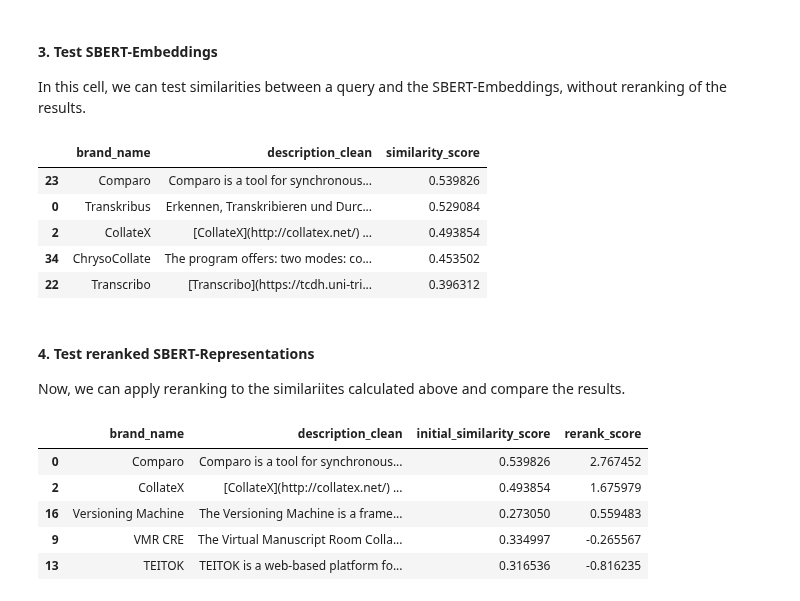
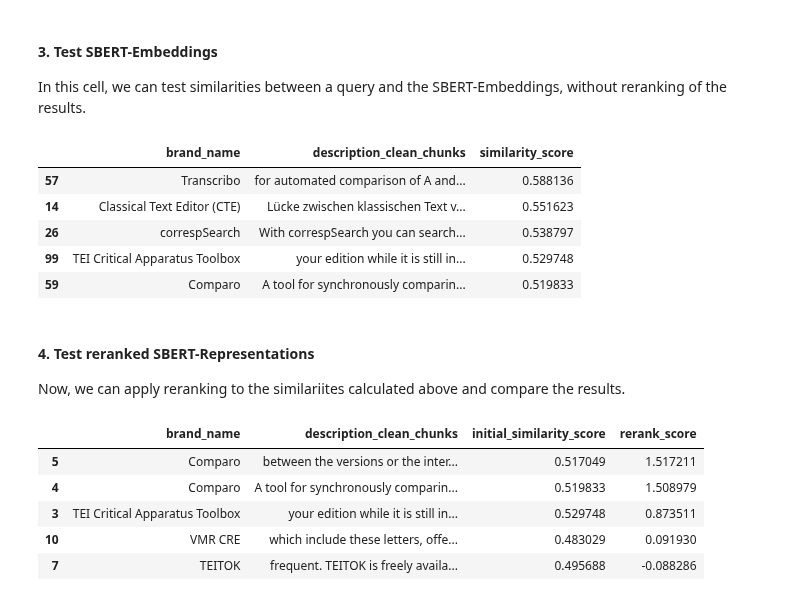
Before and after one commit to andwzn/retrieval-augmented-generation-experiment, a Jupyter notebook: rag_experiment_1.ipynb, the cells around one changed output. Saved outputs shown, nothing was run; the diff lists cells and outputs as text; code cells hidden in the pictures.

Commit message:
modified sbert to support chunking

```diff
--- a/rag_experiment_1.ipynb
+++ b/rag_experiment_1.ipynb
@@ -942,7 +942,7 @@ def compute_sbert_embeddings_in_parallel(df, text_column, model, num_chunks=3):
     return np.concatenate(results).tolist()
 # %%
 # get vector representation of the query using the sbert model
-sbert_array = compute_sbert_embeddings_in_parallel(edition_software_info, "description", sbert_model, num_chunks=3)
+sbert_array = compute_sbert_embeddings_in_parallel(edition_software_info_chunked, "description_clean_chunks", sbert_model, num_chunks=3)
 # %% [markdown]
 #### 3. Test SBERT-Embeddings
 
@@ -962,19 +962,19 @@ similarity_df = pd.DataFrame({
     'similarity_score': similarities.flatten()
 })
 
-result_df = pd.concat([edition_software_info[["brand_name","description_clean"]], similarity_df], axis=1)
+result_df = pd.concat([edition_software_info_chunked[["brand_name","description_clean_chunks"]], similarity_df], axis=1)
 result_df_sorted = result_df.sort_values(by='similarity_score', ascending=False)
 
 # print the top 5 description, that might be relevant to our query
 with pd.option_context('display.max_colwidth', None):
-    display(result_df_sorted[['brand_name','description_clean', 'similarity_score']].head(5))
+    display(result_df_sorted[['brand_name','description_clean_chunks', 'similarity_score']].head(5))
 # %% [output]
-|  | brand_name | description_clean | similarity_score |
-| 23 | Comparo | Comparo is a tool for synchronous... | 0.539826 |
-| 0 | Transkribus | Erkennen, Transkribieren und Durc... | 0.529084 |
-| 2 | CollateX | [CollateX](http://collatex.net/) ... | 0.493854 |
-| 34 | ChrysoCollate | The program offers: two modes: co... | 0.453502 |
-| 22 | Transcribo | [Transcribo](https://tcdh.uni-tri... | 0.396312 |
+|  | brand_name | description_clean_chunks | similarity_score |
+| 57 | Transcribo | for automated comparison of A and... | 0.588136 |
+| 14 | Classical Text Editor (CTE) | Lücke zwischen klassischen Text v... | 0.551623 |
+| 26 | correspSearch | With correspSearch you can search... | 0.538797 |
+| 99 | TEI Critical Apparatus Toolbox | your edition while it is still in... | 0.529748 |
+| 59 | Comparo | A tool for synchronously comparin... | 0.519833 |
 # %% [markdown]
 #### 4. Test reranked SBERT-Representations
 
@@ -982,35 +982,35 @@ Now, we can apply reranking to the similariites calculated above and compare the
 # %%
 # Sort the results by similarity scores calculated using the sbert-representations in descending order
 result_df_sorted = result_df.sort_values(by='similarity_score', ascending=False)
 
 # Select the top N (e.g., top 20) results for reranking
 n = 20
 top_n_results = result_df_sorted.head(n)
 
 # Prepare the input pairs (query, document description) for the reranking model
-model_inputs = [[query, description] for description in top_n_results["description_clean"]]
+model_inputs = [[query, description] for description in top_n_results["description_clean_chunks"]]
 
 # Predict the relevance scores using the CrossEncoder model
 scores = cross_encoder_model.predict(model_inputs)
 
 # Create a DataFrame for reranked results
 reranked_results = pd.DataFrame({
     "brand_name": top_n_results["brand_name"].values,
-    "description_clean": top_n_results["description_clean"].values,
+    "description_clean_chunks": top_n_results["description_clean_chunks"].values,
     "initial_similarity_score": top_n_results["similarity_score"].values,
     "rerank_score": scores
 })
 
 # Sort the results by rerank score in descending order
 reranked_results_sorted = reranked_results.sort_values(by='rerank_score', ascending=False)
 
 # Display the top reranked results
 with pd.option_context('display.max_colwidth', None):
-    display(reranked_results_sorted[['brand_name', 'description_clean', 'initial_similarity_score', 'rerank_score']].head(5))
+    display(reranked_results_sorted[['brand_name', 'description_clean_chunks', 'initial_similarity_score', 'rerank_score']].head(5))
 # %% [output]
-|  | brand_name | description_clean | initial_similarity_score | rerank_score |
-| 0 | Comparo | Comparo is a tool for synchronous... | 0.539826 | 2.767452 |
-| 2 | CollateX | [CollateX](http://collatex.net/) ... | 0.493854 | 1.675979 |
-| 16 | Versioning Machine | The Versioning Machine is a frame... | 0.273050 | 0.559483 |
-| 9 | VMR CRE | The Virtual Manuscript Room Colla... | 0.334997 | -0.265567 |
-| 13 | TEITOK | TEITOK is a web-based platform fo... | 0.316536 | -0.816235 |
+|  | brand_name | description_clean_chunks | initial_similarity_score | rerank_score |
+| 5 | Comparo | between the versions or the inter... | 0.517049 | 1.517211 |
+| 4 | Comparo | A tool for synchronously comparin... | 0.519833 | 1.508979 |
+| 3 | TEI Critical Apparatus Toolbox | your edition while it is still in... | 0.529748 | 0.873511 |
+| 10 | VMR CRE | which include these letters, offe... | 0.483029 | 0.091930 |
+| 7 | TEITOK | frequent. TEITOK is freely availa... | 0.495688 | -0.088286 |
```
